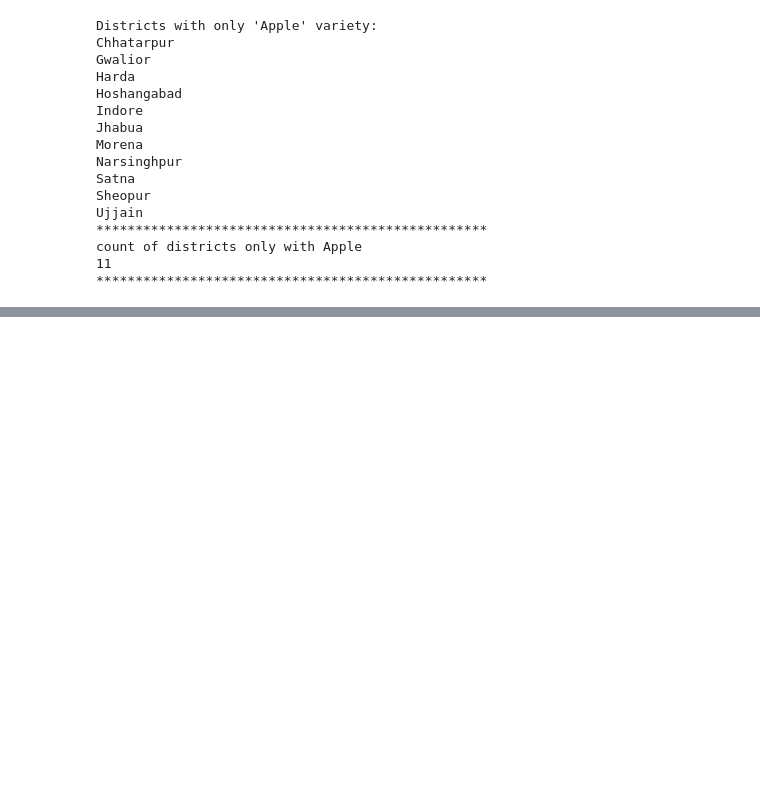
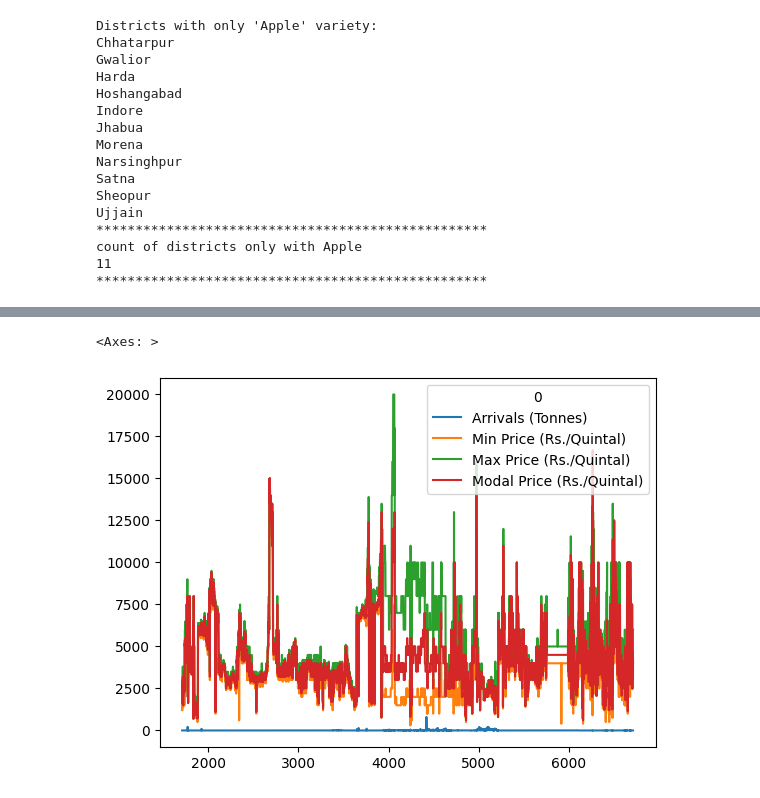
Before and after one commit to Abuthalib/AGRIMARK, a Jupyter notebook: agmark Apple.ipynb, the cells around one changed output, grey strips where cells are left out. Saved outputs shown, nothing was run; the diff lists cells and outputs as text; code cells hidden in the pictures; blank space fills up the shorter version.

```diff
--- a/agmark Apple.ipynb
+++ b/agmark Apple.ipynb
@@ -580,0 +612,3 @@ count of districts only with Apple
+# %%
+df_for_training = num_col
+df_for_training
@@ -580,0 +629,7 @@ count of districts only with Apple
+# %%
+df_for_plot = df_for_training.tail(5000)
+# %%
+df_for_plot.plot.line()
+# %% [output]
+<Axes: >
+[figure, added]
```
Also changed, not shown: parts of 11 cells of this notebook.
